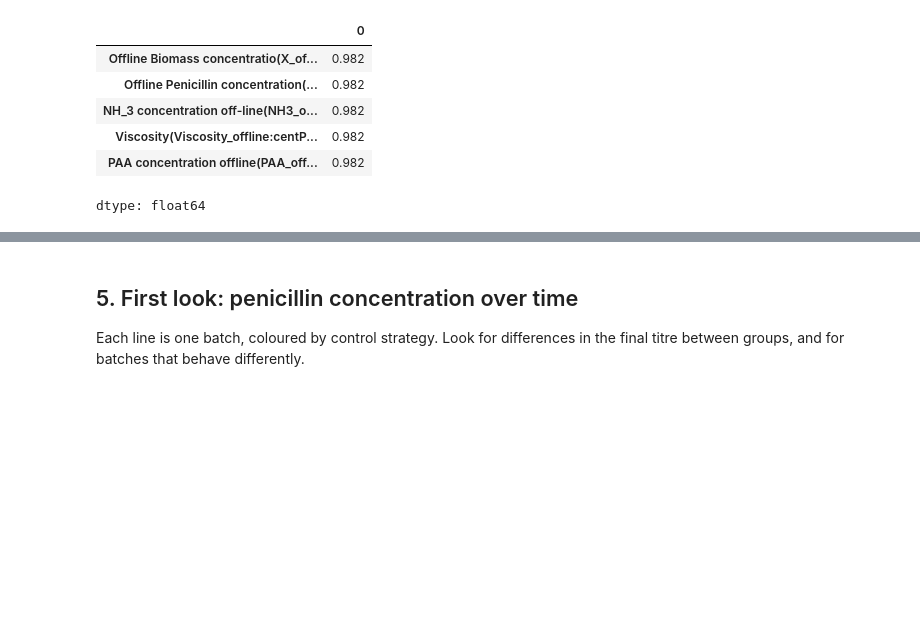
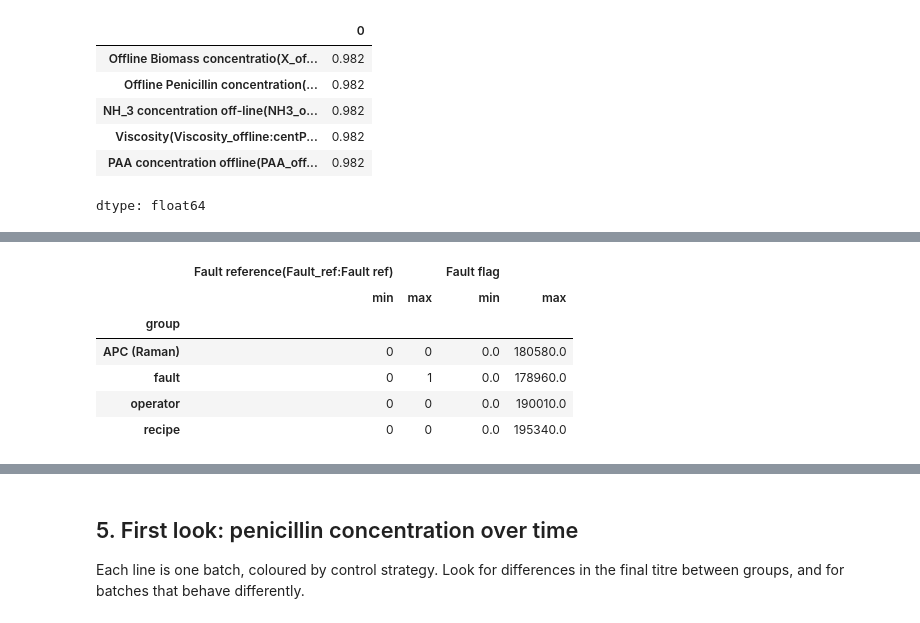
Before and after one commit to AHichem/resilient-process-monitoring, a Jupyter notebook: notebooks/01_load_and_explore.ipynb, the cells around one changed output, grey strips where cells are left out. Drawn from its saved outputs; the diff is of its cells as text; code cells hidden in the pictures; blank space fills up the shorter version.

```diff
--- a/notebooks/01_load_and_explore.ipynb
+++ b/notebooks/01_load_and_explore.ipynb
@@ -268,0 +280,12 @@ dtype: float64
+# %%
+# Are the fault columns consistent with the batch groups?
+fault_cols = ['Fault reference(Fault_ref:Fault ref)', 'Fault flag']
+df.groupby('group')[fault_cols].agg(['min', 'max'])
+# %% [output]
+|  | Fault reference(Fault_ref:Fault ref) |  | Fault flag |  |
+|  | min | max | min | max |
+| group |  |  |  |  |
+| APC (Raman) | 0 | 0 | 0.0 | 180580.0 |
+| fault | 0 | 1 | 0.0 | 178960.0 |
+| operator | 0 | 0 | 0.0 | 190010.0 |
+| recipe | 0 | 0 | 0.0 | 195340.0 |
```
Also changed, not shown: parts of 3 cells of this notebook.
